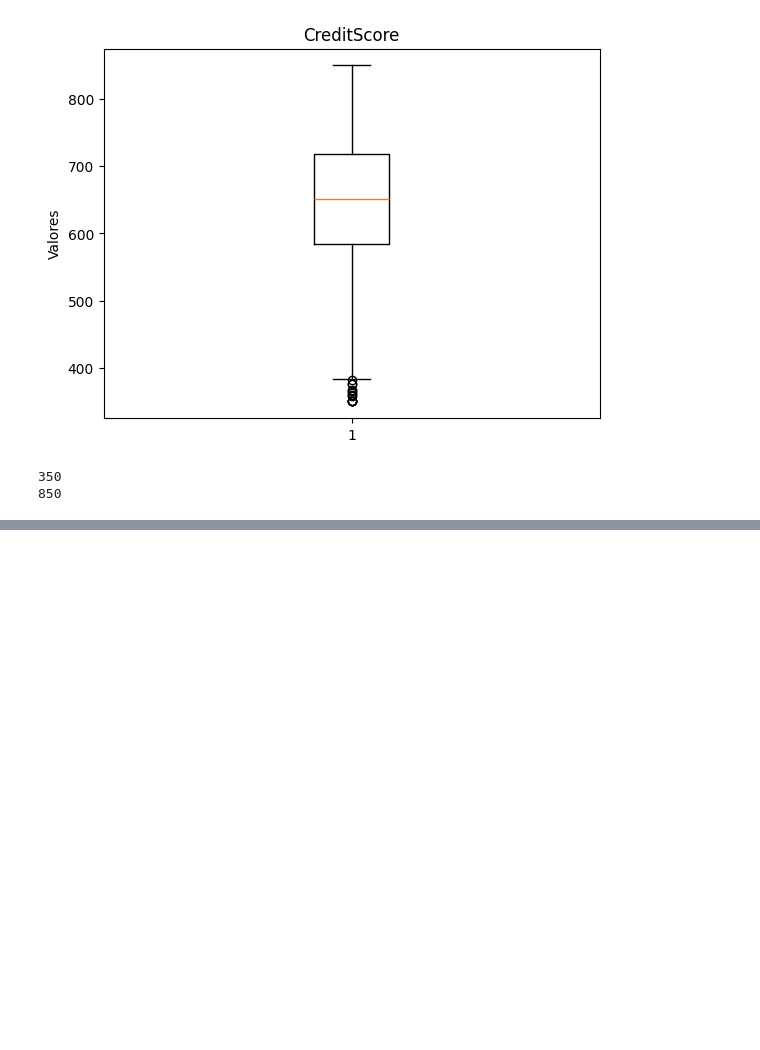
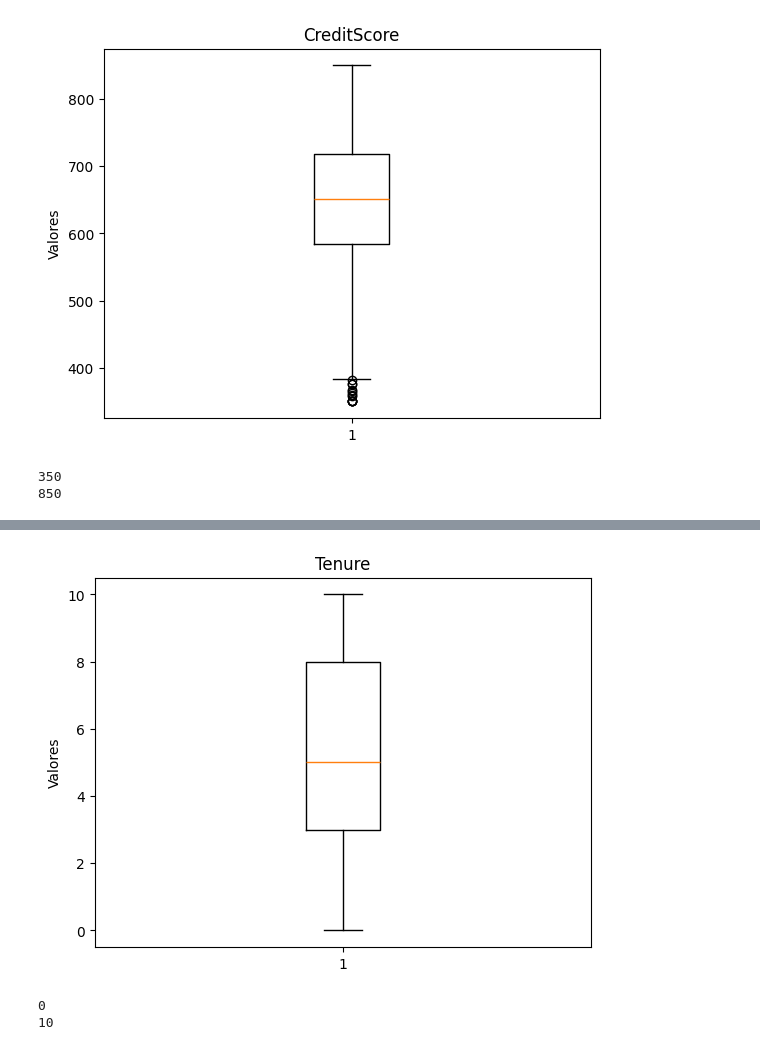
Before and after one commit to felippe-ribeiro/AulasIAFIAP, a Jupyter notebook: Aula4_FeatureScaling.ipynb, the cells around one changed output, grey strips where cells are left out. Drawn from its saved outputs; the diff is of its cells as text; code cells hidden in the pictures; blank space fills up the shorter version.

```diff
--- a/Aula4_FeatureScaling.ipynb
+++ b/Aula4_FeatureScaling.ipynb
@@ -66,0 +80,13 @@ print(df['CreditScore'].max())
+# %%
+plt.boxplot(df['Tenure'])
+plt.title('Tenure')
+plt.ylabel('Valores')
+plt.show()
+# %% [output]
+[figure, added]
+# %%
+print(df['Tenure'].min())
+print(df['Tenure'].max())
+# %% [output]
+0
+10
```
Also changed, not shown: parts of 32 cells of this notebook.
